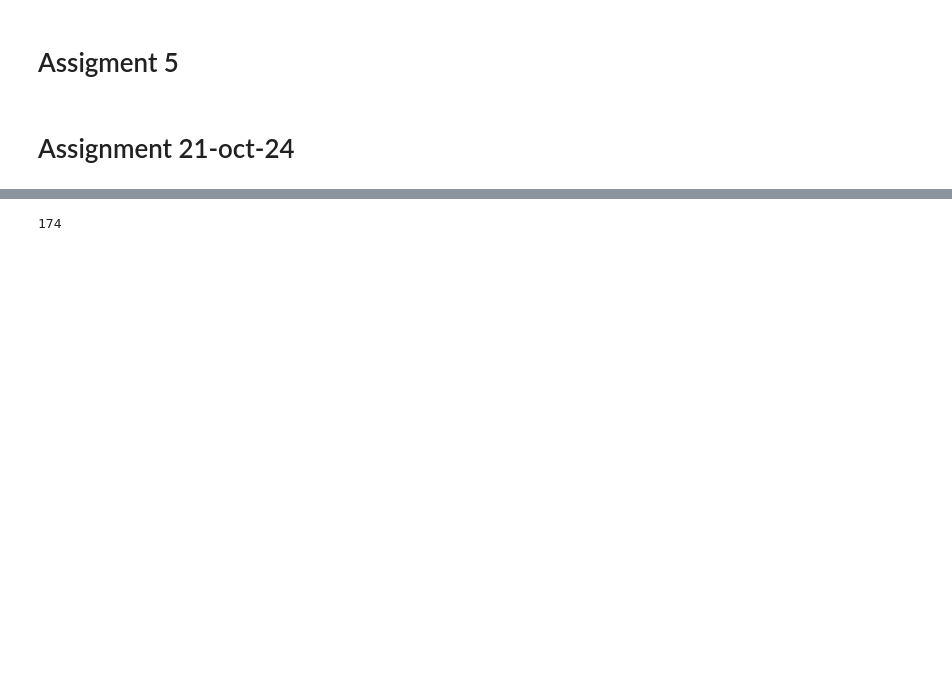
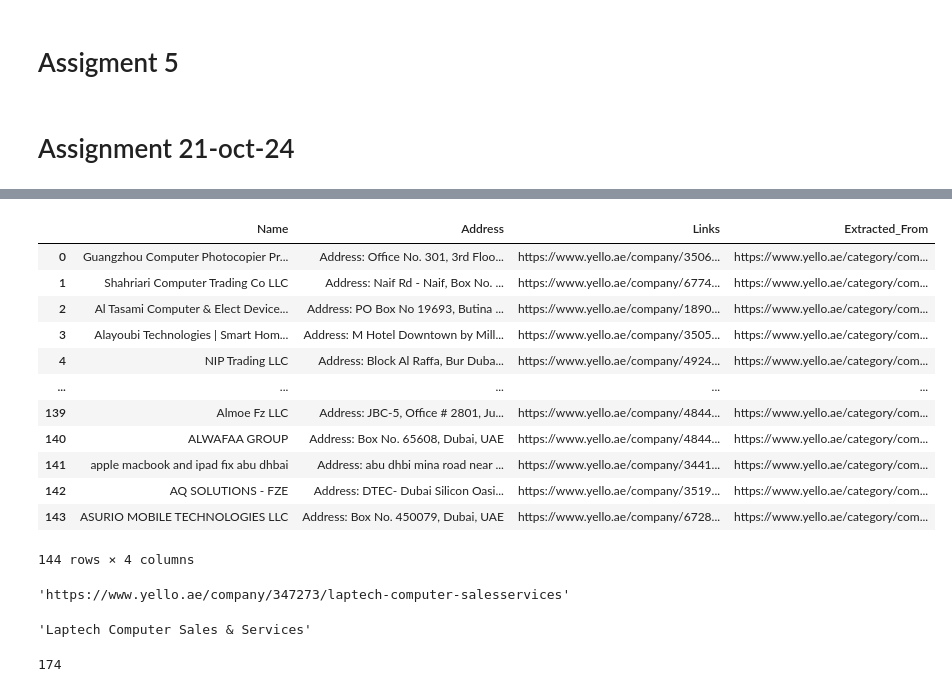
Before and after one commit to asifkasi/course_python_n_automation, a Jupyter notebook: Student's Folders/Yousaf Umer/yousaf_assign.ipynb, the cells around one changed output, grey strips where cells are left out. Saved outputs shown, nothing was run; the diff lists cells and outputs as text; code cells hidden in the pictures; blank space fills up the shorter version.

```diff
--- a/Student's Folders/Yousaf Umer/yousaf_assign.ipynb
+++ b/Student's Folders/Yousaf Umer/yousaf_assign.ipynb
@@ -558,3 +655,27 @@ print(comp_data_new)
+# %%
+comp_data_new
+# %% [output]
+|  | Name | Address | Links | Extracted_From |
+| 0 | Guangzhou Computer Photocopier Pr... | Address: Office No. 301, 3rd Floo... | https://www.yello.ae/company/3506... | https://www.yello.ae/category/com... |
+| 1 | Shahriari Computer Trading Co LLC | Address: Naif Rd - Naif, Box No. ... | https://www.yello.ae/company/6774... | https://www.yello.ae/category/com... |
+| 2 | Al Tasami Computer & Elect Device... | Address: PO Box No 19693, Butina ... | https://www.yello.ae/company/1890... | https://www.yello.ae/category/com... |
+| 3 | Alayoubi Technologies | Smart Hom... | Address: M Hotel Downtown by Mill... | https://www.yello.ae/company/3505... | https://www.yello.ae/category/com... |
+| 4 | NIP Trading LLC | Address: Block Al Raffa, Bur Duba... | https://www.yello.ae/company/4924... | https://www.yello.ae/category/com... |
+| ... | ... | ... | ... | ... |
+| 139 | Almoe Fz LLC | Address: JBC-5, Office # 2801, Ju... | https://www.yello.ae/company/4844... | https://www.yello.ae/category/com... |
+| 140 | ALWAFAA GROUP | Address: Box No. 65608, Dubai, UAE | https://www.yello.ae/company/4844... | https://www.yello.ae/category/com... |
+| 141 | apple macbook and ipad fix abu dhbai | Address: abu dhbi mina road near ... | https://www.yello.ae/company/3441... | https://www.yello.ae/category/com... |
+| 142 | AQ SOLUTIONS - FZE | Address: DTEC- Dubai Silicon Oasi... | https://www.yello.ae/company/3519... | https://www.yello.ae/category/com... |
+| 143 | ASURIO MOBILE TECHNOLOGIES LLC | Address: Box No. 450079, Dubai, UAE | https://www.yello.ae/company/6728... | https://www.yello.ae/category/com... |
+144 rows × 4 columns
+# %%
+comp_data_new.Links[30]
+# %% [output]
+'https://www.yello.ae/company/347273/laptech-computer-salesservices'
+# %%
+comp_data_new.Name[30]
+# %% [output]
+'Laptech Computer Sales & Services'
 # %%
 import requests
 from bs4 import BeautifulSoup
```
Also changed, not shown: parts of 9 cells of this notebook, 5 other files.
